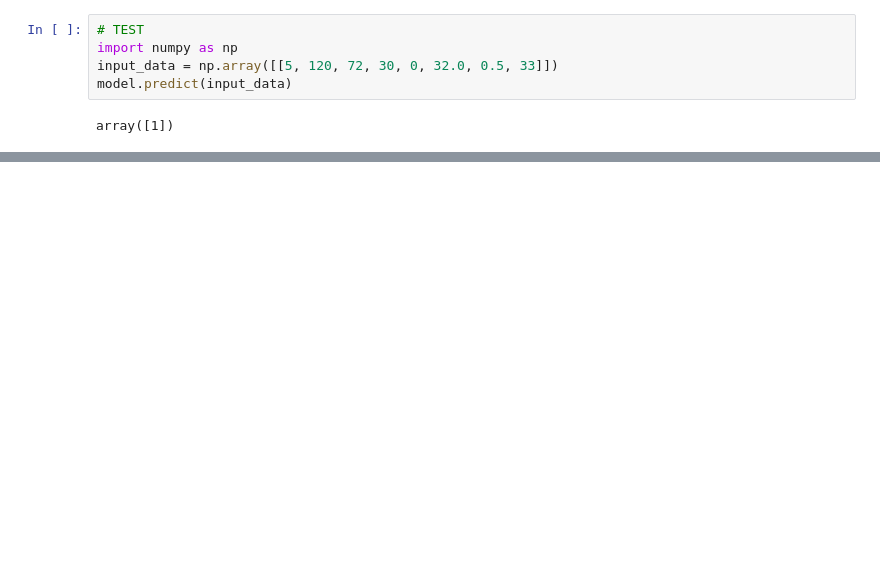
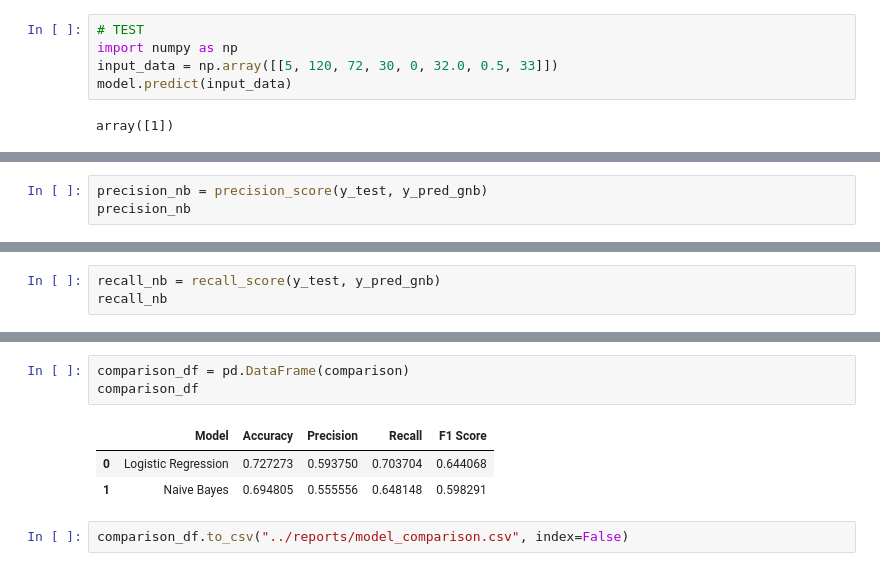
Before and after one commit to faizan-mustafa-dev/diabetes-prediction-ml, a Jupyter notebook: notebooks/02_model_training.ipynb, the cells around one changed output, grey strips where cells are left out. Saved outputs shown, nothing was run; the diff lists cells and outputs as text; blank space fills up the shorter version.

```diff
--- a/notebooks/02_model_training.ipynb
+++ b/notebooks/02_model_training.ipynb
@@ -146,0 +190,3 @@ array([1])
+# %%
+precision_nb = precision_score(y_test, y_pred_gnb)
+precision_nb
@@ -146,0 +195,3 @@ array([1])
+# %%
+recall_nb = recall_score(y_test, y_pred_gnb)
+recall_nb
@@ -146,0 +272,9 @@ array([1])
+# %%
+comparison_df = pd.DataFrame(comparison)
+comparison_df
+# %% [output]
+|  | Model | Accuracy | Precision | Recall | F1 Score |
+| 0 | Logistic Regression | 0.727273 | 0.593750 | 0.703704 | 0.644068 |
+| 1 | Naive Bayes | 0.694805 | 0.555556 | 0.648148 | 0.598291 |
+# %%
+comparison_df.to_csv("../reports/model_comparison.csv", index=False)
```
Also changed, not shown: parts of 36 cells of this notebook, 13 other files.
